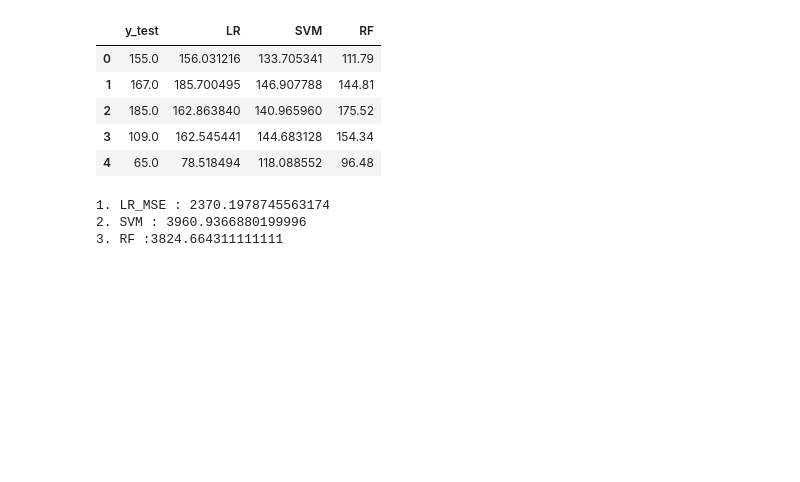
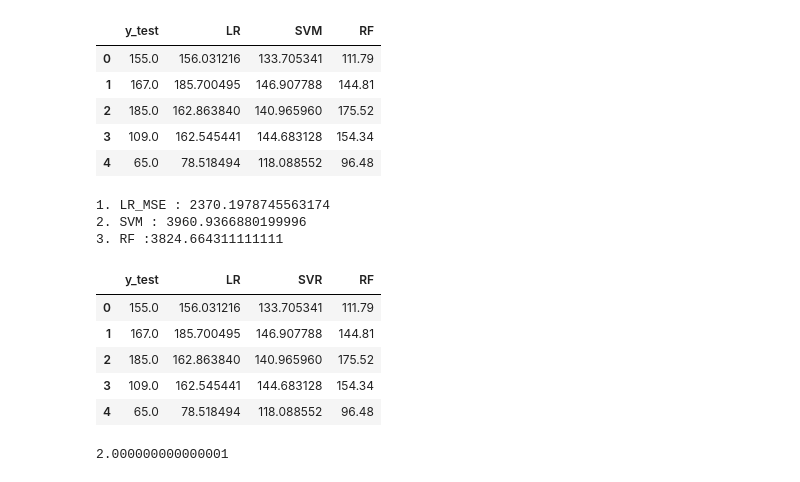
Before and after one commit to kstknow/--2021-12-1, a Jupyter notebook: 실습/김승태.ipynb, the cells around one changed output. Drawn from its saved outputs; the diff is of its cells as text; code cells hidden in the pictures; blank space fills up the shorter version.

```diff
--- a/실습/김승태.ipynb
+++ b/실습/김승태.ipynb
@@ -169,0 +188,19 @@ print('1. LR_MSE : {}\n2. SVM : {}\n3. RF :{}'.format(mse_lr, mse_sv, mse_rf))
+# %%
+df = pd.DataFrame({
+    'y_test' : y_test, 'LR' : pred_lr, 'SVR' : pred_sv, 'RF': pred_rf
+})
+df.head()
+# %% [output]
+|  | y_test | LR | SVR | RF |
+| 0 | 155.0 | 156.031216 | 133.705341 | 111.79 |
+| 1 | 167.0 | 185.700495 | 146.907788 | 144.81 |
+| 2 | 185.0 | 162.863840 | 140.965960 | 175.52 |
+| 3 | 109.0 | 162.545441 | 144.683128 | 154.34 |
+| 4 | 65.0 | 78.518494 | 118.088552 | 96.48 |
+# %%
+a =1.0
+for i in range(100):
+    a += 0.01
+a
+# %% [output]
+2.000000000000001
```
Also changed, not shown: parts of 10 cells of this notebook.
